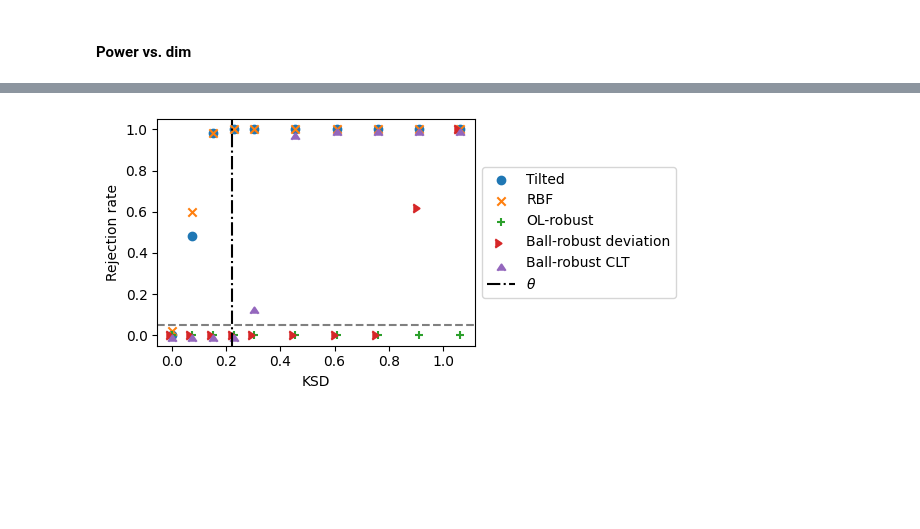
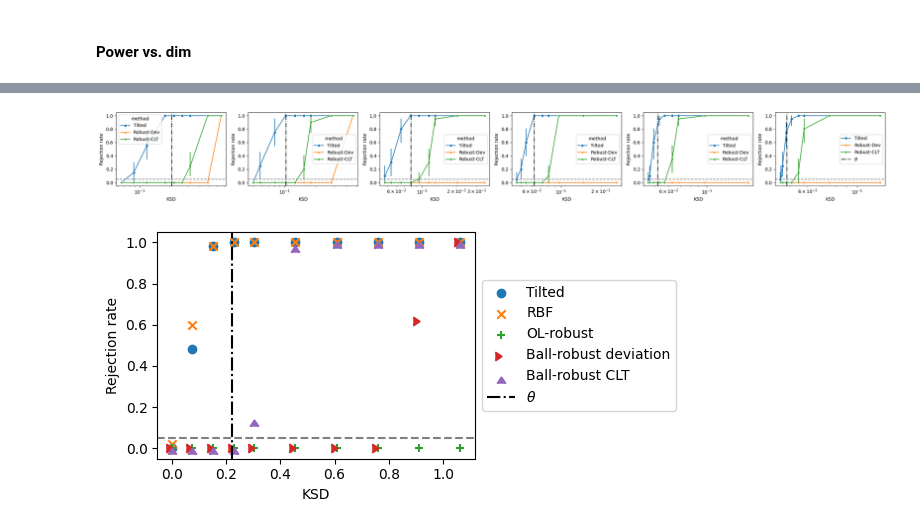
Before and after one commit to XingLLiu/robust-kernel-test, a Jupyter notebook: notebooks/KSD_robust.ipynb, the cells around one changed output, grey strips where cells are left out. Saved outputs shown, nothing was run; the diff lists cells and outputs as text; code cells hidden in the pictures; blank space fills up the shorter version.

```diff
--- a/notebooks/KSD_robust.ipynb
+++ b/notebooks/KSD_robust.ipynb
@@ -512,3 +583,52 @@ plt.tight_layout()
+# %%
+path = "res/robust/ms"
+dim_ls = [1, 5, 10, 20, 50, 100]
+n = 500
+
+res_ms_dim = {}
+for d in dim_ls:
+    rr = pickle.load(open("../" + path + f"/ms_n{n}_d{d}.pkl", "rb"))
+    res_ms_dim[d] = rr
+# %%
+_, axes = plt.subplots(ncols=len(dim_ls), nrows=1, figsize=(4*len(dim_ls), 3))
+axes = [axes] if len(dim_ls) == 1 else axes
+
+methods = {"tilted": "Tilted", "tilted_robust_dev": "Robust-Dev", "tilted_robust_clt": "Robust-CLT"}
+
+for i, ax in enumerate(axes):
+    dim = dim_ls[i]
+    rr = res_ms_dim[dim]
+
+    mean_ls = [np.ones((dim,)) * ss for ss in mean_scale_ls]
+    ksd_ls = [population_ksd_ms(mm) for mm in mean_ls]
+
+    res_df = {"rej": [], "ksd": [], "mean_idx": [], "method": []}
+    for method, lab in methods.items():
+        for kk in range(len(mean_ls)):
+            rej = rr[n][kk][method]["rej"]
+            res_df["rej"] = res_df["rej"] + rej
+            res_df["mean_idx"] = res_df["mean_idx"] + [kk] * len(rej)
+            res_df["method"] = res_df["method"] + [lab] * len(rej)
+            mean_ksd = np.mean(rr[n][kk][method]["stat"])**0.5
+            res_df["ksd"] = res_df["ksd"] + [mean_ksd] * len(rej)
+    res_df = pd.DataFrame(res_df)
+
+    sns.lineplot(ax=ax, data=res_df, x="ksd", y="rej", hue="method", style="method", markers=True, dashes=False, err_style="bars")
+
+    theta = rr[n][i]["tilted_robust_dev"]["theta"][0]
+    ax.axvline(theta, linestyle="-.", color="k", label=r"$\theta$")
+    ax.axhline(0.05, linestyle="--", color="grey")
+    ax.set_xscale("log")
+    ax.set_ylim(-0.05, 1.05)
+    ax.set_xlabel("KSD")
+    ax.set_ylabel("Rejection rate")
+
+# ax.legend(loc="center left", bbox_to_anchor=(1, 0.5))
+ax.legend()
+plt.tight_layout()
+# plt.savefig("../figs/robust/rej_ms.pdf")
+# %% [output]
+[figure, added]
 # %%
 fig, ax = plt.subplots(ncols=1, nrows=1, figsize=(6, 3))
 
```
Also changed, not shown: parts of 10 cells of this notebook, 8 other files.
